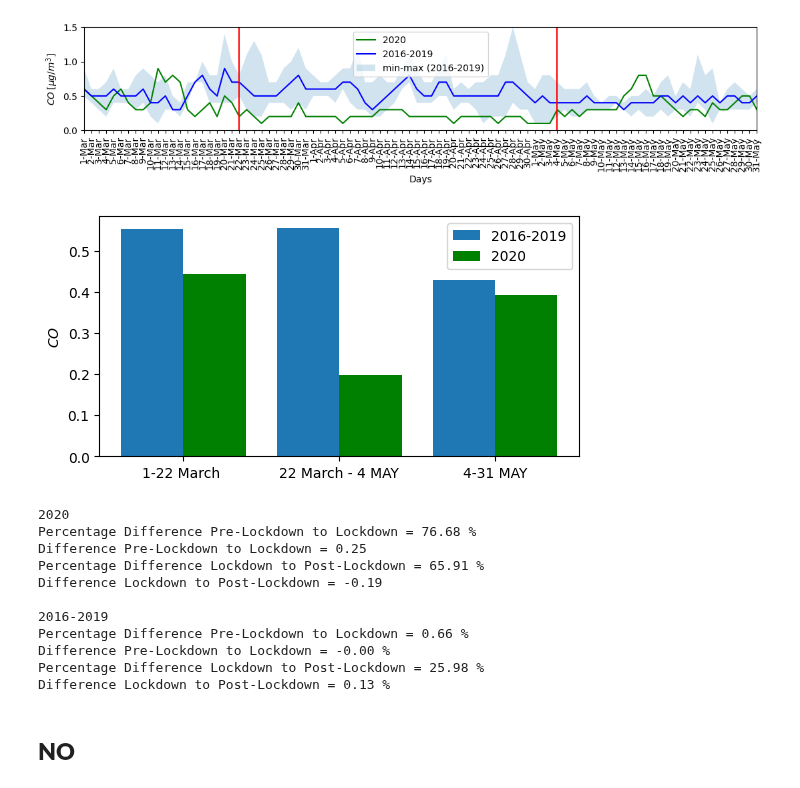
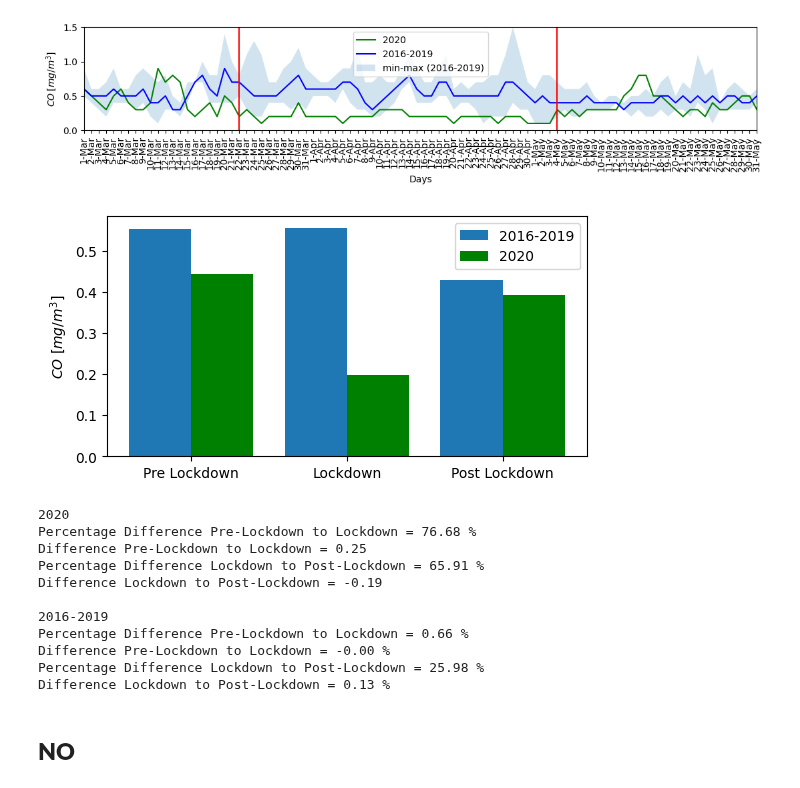
Before and after one commit to costpetrides/Air-pollution-COVID-19-impact, a Jupyter notebook: Lockdown 1/Athinas(UT).ipynb, the cells around one changed output. Cells and saved outputs as stored; diff of their text form; code cells hidden in the pictures.

```diff
--- a/Lockdown 1/Athinas(UT).ipynb
+++ b/Lockdown 1/Athinas(UT).ipynb
@@ -165,42 +165,42 @@ Post1=Data[66:91]
 Prev = (np.mean(Pre1),np.mean(Lock1),np.mean(Post1))        # Set of A data
 LOCK=   (np.mean(Pre),np.mean(Lock),np.mean(Post))    # Set of B data
 
-names= ['1-22 March ', '22 March - 4 MAY', '4-31 MAY']     # Set of names for x asis
+names= ['Pre Lockdown', 'Lockdown', 'Post Lockdown']     # Set of names for x asis
 
 fig = plt.figure(figsize=(6,4), dpi=100)
 left, bottom, width, height = 0.1, 0.2, 0.8, 0.6
 ax = fig.add_axes([left, bottom, width, height])
 
 width = 0.4
 ticks = np.arange(len(names))
 ax.bar(ticks, Prev, width, label='2016-2019')
 ax.bar(ticks + width, LOCK, width, align="center", label='2020', color='green')
 
-ax.set_ylabel('$CO}$')
+ax.set_ylabel('$CO}$ $[mg/m^{3}]$')
 ax.set_xticks(ticks + width/2)
 ax.set_xticklabels(names)
 
 ax.legend(loc='best')
 plt.show()
 
 print('2020')
 P1=perc(np.mean(Pre), np.mean(Lock))
 P2=perc(np.mean(Lock),np.mean(Post))
 print('Percentage Difference Pre-Lockdown to Lockdown = %.2f %% ' %(P1))
 print('Difference Pre-Lockdown to Lockdown = %.2f  ' %(np.mean(Pre)- np.mean(Lock)))
 print('Percentage Difference Lockdown to Post-Lockdown = %.2f %% ' %(P2))
 print('Difference Lockdown to Post-Lockdown = %.2f  ' %(np.mean(Lock) -np.mean(Post)))
 
 print()
 print('2016-2019')
 P11=perc(np.mean(Pre1), np.mean(Lock1))
 P22=perc(np.mean(Lock1),np.mean(Post1))
 print('Percentage Difference Pre-Lockdown to Lockdown = %.2f %% ' %(P11))
 print('Difference Pre-Lockdown to Lockdown = %.2f %% ' %(np.mean(Pre1) - np.mean(Lock1)))
 print('Percentage Difference Lockdown to Post-Lockdown = %.2f %% ' %(P22))
 print('Difference Lockdown to Post-Lockdown = %.2f %% ' %(np.mean(Lock1) -np.mean(Post1)))
 # %% [output]
-[figure, old version]
+[figure, new version]
 2020
 Percentage Difference Pre-Lockdown to Lockdown = 76.68 %
 Difference Pre-Lockdown to Lockdown = 0.25
```
Also changed, not shown: parts of 5 cells of this notebook.
